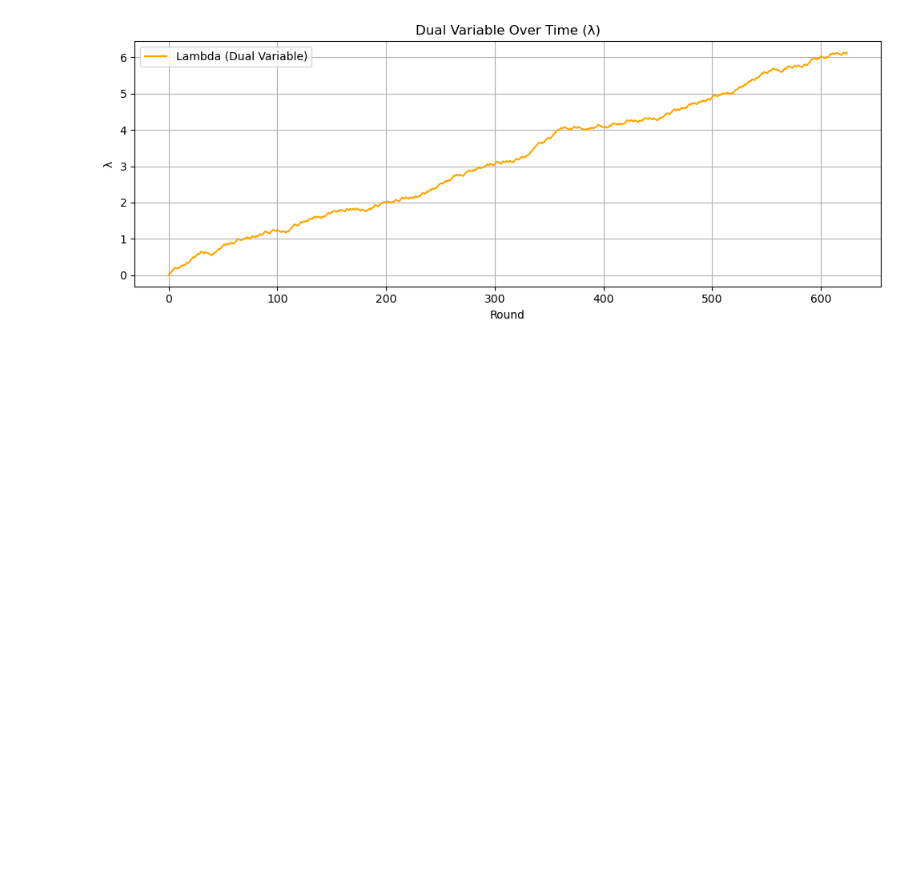
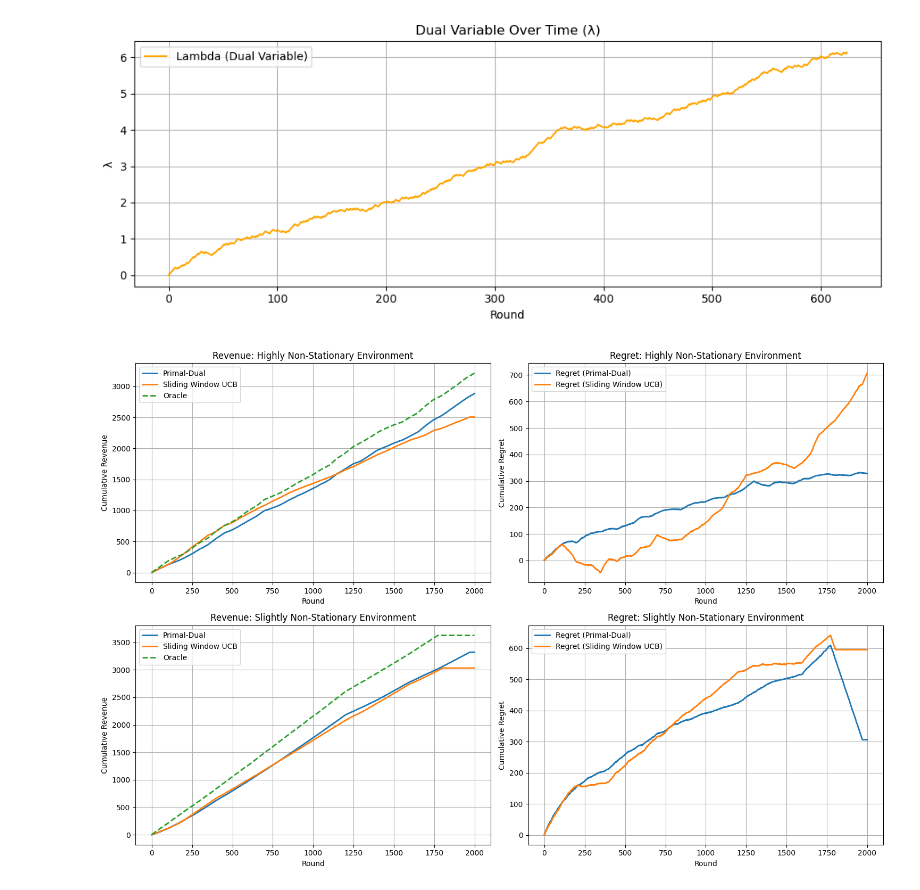
Before and after one commit to tatalo00/OLA-project, a Jupyter notebook: OLA-project.ipynb, the cells around one changed output. Saved outputs shown, nothing was run; the diff lists cells and outputs as text; code cells hidden in the pictures; blank space fills up the shorter version.

```diff
--- a/OLA-project.ipynb
+++ b/OLA-project.ipynb
@@ -760,0 +964,15 @@ plt.show()
+# %%
+def evaluate(env_class, algo_class, T=500, N=5, B=300, price_set=[0.1, 0.2, 0.4, 0.6, 0.8]):
+    """
+    Runs a sumulation, calculates rewards and valuations
+    """
+    env = env_class(T, N, price_set)
+    algo = algo_class(N, B, price_set)
+    rewards = []
+    valuations_history = []
+    for t in range(T):
+        valuations = env.step()
+        valuations_history.append(valuations.copy())
+        reward = algo.play_round(valuations)
+        rewards.append(reward)
+    return np.cumsum(rewards), valuations_history
@@ -760,0 +1036,75 @@ plt.show()
+# %%
+# This part of code tests both algorithms in both environments
+
+T = 2000
+N = 5
+B = 8000
+
+price_set = np.linspace(0.1, 0.9, 7)
+
+
+# Testing both algorithms on HIGHLY non-stationary environment
+np.random.seed(0)
+pd_rewards_nonstat, valuations_history_nonstat = evaluate(NonStationaryEnvironment, PrimalDualMultiProduct, T, N, B, price_set)
+np.random.seed(0)
+sw_rewards_nonstat, _ = evaluate(NonStationaryEnvironment, SlidingWindowCUCB, T, N, B, price_set)
+
+oracle_rewards_nonstat = compute_dynamic_oracle_rewards(valuations_history_nonstat, N, B, price_set, segments=5)
+regret_pd_nonstat = oracle_rewards_nonstat - pd_rewards_nonstat
+regret_sw_nonstat = oracle_rewards_nonstat - sw_rewards_nonstat
+
+# Test 2: Both algorithms on SLIGHTLY non-stationary environment
+np.random.seed(0)
+pd_rewards_piecewise, valuations_history_piecewise = evaluate(PiecewiseStationaryEnvironment, PrimalDualMultiProduct, T, N, B, price_set)
+np.random.seed(0)
+sw_rewards_piecewise, _ = evaluate(PiecewiseStationaryEnvironment, SlidingWindowCUCB, T, N, B, price_set)
+
+oracle_rewards_piecewise = compute_dynamic_oracle_rewards(valuations_history_piecewise, N, B, price_set, segments=5)
+regret_pd_piecewise = oracle_rewards_piecewise - pd_rewards_piecewise
+regret_sw_piecewise = oracle_rewards_piecewise - sw_rewards_piecewise
+
+# Comparison plots
+fig, ((ax1, ax2), (ax3, ax4)) = plt.subplots(2, 2, figsize=(15, 10))
+
+# Plot 1: Revenue in highly non-stationary environment
+ax1.plot(pd_rewards_nonstat, label="Primal-Dual", linewidth=2)
+ax1.plot(sw_rewards_nonstat, label="Sliding Window UCB", linewidth=2)
+ax1.plot(oracle_rewards_nonstat, label="Oracle", linestyle='--', linewidth=2)
+ax1.set_xlabel("Round")
+ax1.set_ylabel("Cumulative Revenue")
+ax1.set_title("Revenue: Highly Non-Stationary Environment")
+ax1.legend()
+ax1.grid(True)
+
+# Regret in highly non-stationary environment
+ax2.plot(regret_pd_nonstat, label="Regret (Primal-Dual)", linewidth=2)
+ax2.plot(regret_sw_nonstat, label="Regret (Sliding Window UCB)", linewidth=2)
+ax2.set_xlabel("Round")
+ax2.set_ylabel("Cumulative Regret")
+ax2.set_title("Regret: Highly Non-Stationary Environment")
+ax2.legend()
+ax2.grid(True)
+
+# Revenue in slightly non-stationary environment
+ax3.plot(pd_rewards_piecewise, label="Primal-Dual", linewidth=2)
+ax3.plot(sw_rewards_piecewise, label="Sliding Window UCB", linewidth=2)
+ax3.plot(oracle_rewards_piecewise, label="Oracle", linestyle='--', linewidth=2)
+ax3.set_xlabel("Round")
+ax3.set_ylabel("Cumulative Revenue")
+ax3.set_title("Revenue: Slightly Non-Stationary Environment")
+ax3.legend()
+ax3.grid(True)
+
+# Regret in slightly non-stationary environment
+ax4.plot(regret_pd_piecewise, label="Regret (Primal-Dual)", linewidth=2)
+ax4.plot(regret_sw_piecewise, label="Regret (Sliding Window UCB)", linewidth=2)
+ax4.set_xlabel("Round")
+ax4.set_ylabel("Cumulative Regret")
+ax4.set_title("Regret: Slightly Non-Stationary Environment")
+ax4.legend()
+ax4.grid(True)
+
+plt.tight_layout()
+plt.show()
+# %% [output]
+[figure, added]
```
Also changed, not shown: parts of 9 cells of this notebook, 2 other files.
